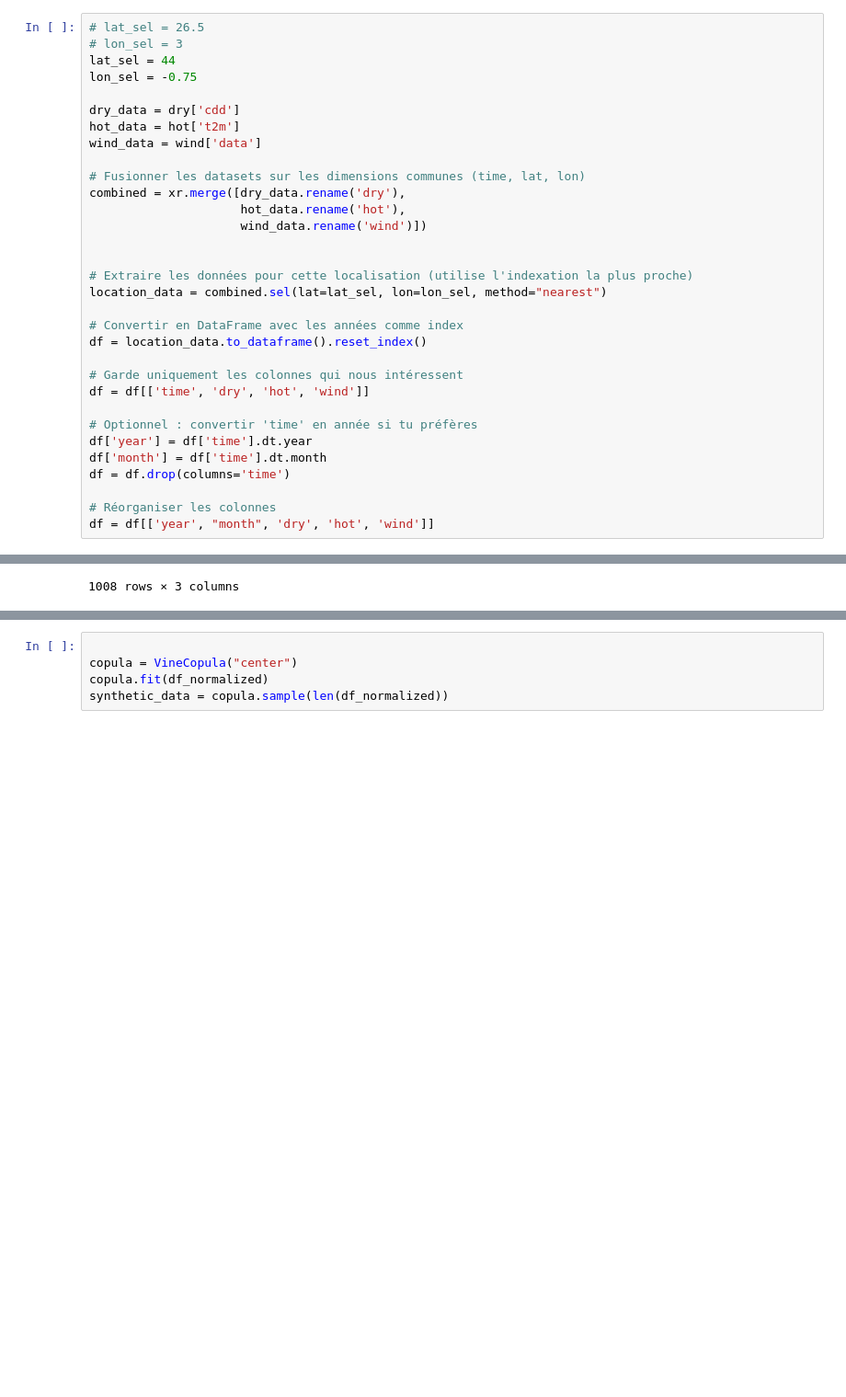
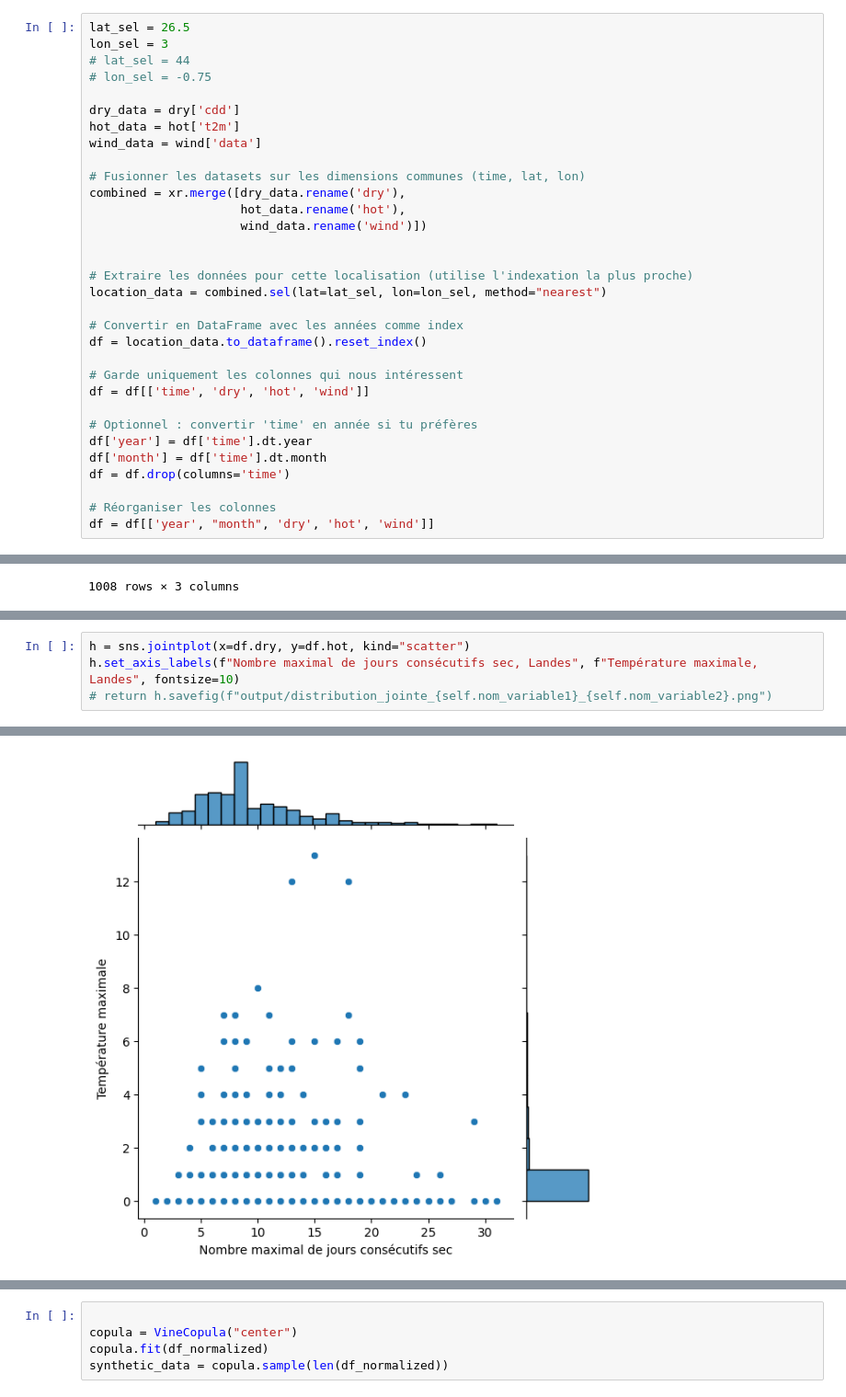
Before and after one commit to lucasvazelle/compound_climate_extremes_copula, a Jupyter notebook: notbook.ipynb, the cells around one changed output, grey strips where cells are left out. Shown at 92% size. Drawn from its saved outputs; the diff is of its cells as text; blank space fills up the shorter version.

```diff
--- a/notbook.ipynb
+++ b/notbook.ipynb
@@ -185,8 +175,8 @@ print(top5)
 # %%
-# lat_sel = 26.5
-# lon_sel = 3
-lat_sel = 44
-lon_sel = -0.75
+lat_sel = 26.5
+lon_sel = 3
+# lat_sel = 44
+# lon_sel = -0.75
 
 dry_data = dry['cdd']
 hot_data = hot['t2m']
@@ -283,0 +261,5 @@ df_normalized
+# %%
+h = sns.jointplot(x=df.dry, y=df.hot, kind="scatter")
+h.set_axis_labels(f"Nombre maximal de jours consécutifs sec, Landes", f"Température maximale, Landes", fontsize=10)
+# return h.savefig(f"output/distribution_jointe_{self.nom_variable1}_{self.nom_variable2}.png")
+# %% [output]
@@ -283,0 +267 @@ df_normalized
+[figure, added]
```
Also changed, not shown: parts of 28 cells of this notebook, 7 other files.
